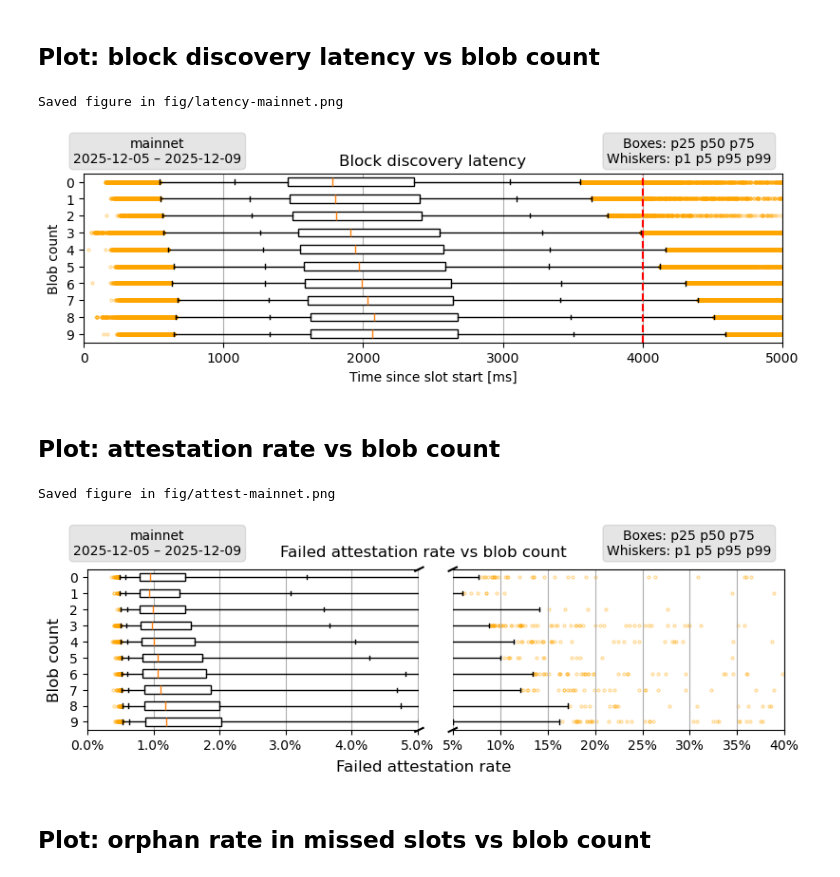
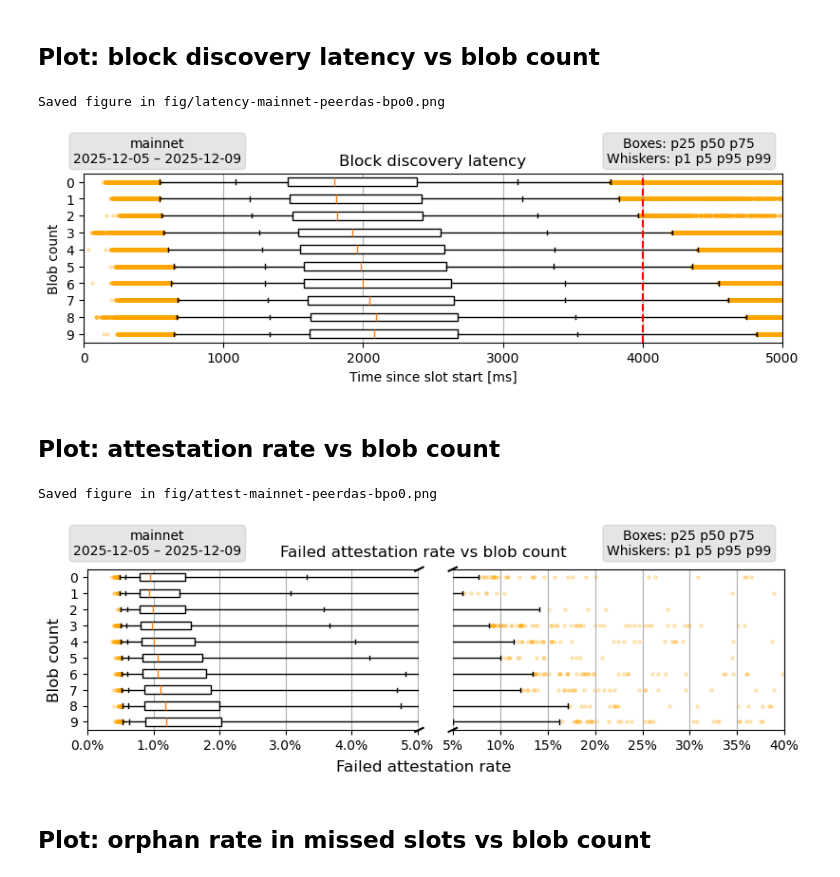
Before and after one commit to chainbound/blob-seeder-data, a Jupyter notebook: xatu_queries_plots.ipynb, the cells around one changed output. Drawn from its saved outputs; the diff is of its cells as text; code cells hidden in the pictures.

```diff
--- a/xatu_queries_plots.ipynb
+++ b/xatu_queries_plots.ipynb
@@ -158,10 +96,11 @@ def benchquery(client, query, iterations):
 # %% [markdown]
 ### Setup clickhouse connection
 # %%
+FILE_CREDENTIALS = '.ethpandas_xatu_credentials.env'
+
 # Connections and credentials for xatu clickhouses
 if not os.path.exists(FILE_CREDENTIALS) or os.getenv('XATU_PASSWORD') == 'TODO':
     print('Expected a file containing the credentials for ethpandasops Xatu in ' + FILE_CREDENTIALS)
-
 dotenv.load_dotenv(FILE_CREDENTIALS)
 
 # Different clickhouse domains for mainnet+testnets vs devnets
@@ -193,14 +132,10 @@ def printconnect(cfg):
     print('Connected to ' + cfg['host'])
     return client
 
-if DEVNET5:
-    client = printconnect(clickhouse_cfg['exp'])
-    NETWORK_FILTER = 'meta_network_name == \'fusaka-devnet-5\''
-else:
-    client = printconnect(clickhouse_cfg['default'])
-    client_cbt = printconnect(clickhouse_cfg['cbt'])
-    # Remove remnants of devnet3 data in the main database
-    NETWORK_FILTER = 'meta_network_name != \'fusaka-devnet-3\''
+client = None
+client_def = printconnect(clickhouse_cfg['default'])
+client_cbt = printconnect(clickhouse_cfg['cbt'])
+client_exp = printconnect(clickhouse_cfg['exp'])
 # %% [output]
 Connected to clickhouse.xatu.ethpandaops.io
 Connected to clickhouse-cbt.xatu.ethpandaops.io
@@ -631,27 +724,15 @@ Saved figure in fig/latency-all-networks.png
 # %% [markdown]
 ## Plot: block discovery latency vs blob count
 # %%
-# Filter early by network for speed
-network = 'mainnet'
-if DEVNET5:
-    network = 'fusaka-devnet-5'
+network = NETWORKS[0]
 
+# Merge the latencies and blobs dafaframes to make easier for plotting
 df_latencies = pd.read_parquet(FILE_LATENCIES)
 df_blobs = pd.read_parquet(FILE_BLOBS)
-
-df_latencies = df_latencies[ df_latencies['network'] == network ]
-df_blobs = df_blobs[ df_blobs['network'] == network ]
-
-# Merge the two dafaframes to make a link between blobs and block latency
-df = pd.merge(df_latencies, df_blobs, on=['network', 'slot'], how='left')
-
-# If the blob data for a block is NaN, it means there are no blob in that block
-df['blob_count'] = df['blob_count'].fillna(0).astype(np.uint32)
-df['total_blob_size'] = df['total_blob_size'].fillna(0).astype(np.uint32)
-#print(df)
-
+df = pd.merge(df_latencies, df_blobs, on=['network', 'slot', 'slot_start_date_time', 'block_root'], how='left')
 df_latencies = None
 df_blobs = None
+#print(df)
 
 # Rearrange the data for easy plotting
 data = {}
@@ -673,63 +754,52 @@ if blobs_max > 10:
     figsize = (8, 3.5)
 if blobs_max > 20:
     figsize = (8, 5)
-if DEVNET5:
+if blobs_max > 30:
     #figsize = (8,15)
     figsize = (8, 7)
     xlim = 8*1000
 
 fig, ax = plt.subplots(1, 1, constrained_layout=True, figsize=figsize)
 
 # Reverse order to have blob 0 at the top
 columns_order = list(range(blobs_min, blobs_max + 1))[::-1]
 boxplot(ax, [data[i] for i in columns_order], showDeadline=True)
 
 ax.set_xlim(0, xlim)
 
 ax.set_xlabel('Time since slot start [ms]')
 ax.set_ylabel('Blob count')
 ax.set_yticklabels(columns_order)
 ax.set_title('Block discovery latency')
 
 # Add the parameters' boxes next to the title
 ytext = {
     'mainnet': 0.995,
     'hoodi': 0.995,
     'sepolia': 0.995,
     'fusaka-devnet-5': 0.997
 }
 addParametersBox(ytext[network])
 addExplainerBox(ytext[network])
 
-saveFig(f"latency-{network}")
+saveFig(f"latency-{FILE_SUFFIX}")
 plt.show()
 data = None
 # %% [output]
-Saved figure in fig/latency-mainnet.png
+Saved figure in fig/latency-mainnet-peerdas-bpo0.png
-[figure, old version]
+[figure, new version]
 # %% [markdown]
 ## Plot: attestation rate vs blob count
 # %%
-# Filter early by network for speed
-network = 'mainnet'
-if DEVNET5:
-    network = 'fusaka-devnet-5'
+network = NETWORKS[0]
 
+# Merge attestations and blobs dataframes
 df_att = pd.read_parquet(FILE_ATTESTATIONS)
 df_blobs = pd.read_parquet(FILE_BLOBS)
-
-df_att = df_att[ df_att['network'] == network ]
-df_blobs = df_blobs[ df_blobs['network'] == network ]
-
-# Merge the two dafaframes to make a link between blobs and attestations
-df = pd.merge(df_att, df_blobs, on=['network', 'slot'], how='left')
-
-# If the blob data for a block is NaN, it means there are no blob in that block
-df['blob_count'] = df['blob_count'].fillna(0).astype(np.uint32)
-df['total_blob_size'] = df['total_blob_size'].fillna(0).astype(np.uint32)
-
+df = pd.merge(df_blobs, df_att, on=['network', 'slot', 'slot_start_date_time', 'block_root'], how='left')
 df_att = None
 df_blobs = None
+#print(df)
 
 # Rearrange the data for easy plotting
 data = {}
@@ -787,7 +857,7 @@ if blobs_max > 10:
     figsize = (8, 3.5)
 if blobs_max > 20:
     figsize = (8, 5)
-if DEVNET5:
+if blobs_max > 30:
     #figsize = (8,15)
     figsize = (8, 7)
 
@@ -797,11 +867,13 @@ if network == 'mainnet':
     fig, ax = attestSplitPlot(figsize=figsize)
     ytext = 0.99
 
-    #ax[0].set_xlim(0, 0.0102)
-    #ax[1].set_xlim(0.0098, 0.4)
-    #ax[1].set_xticks([0.01, 0.1, 0.2, 0.3, 0.4])
-    ax[0].set_xlim(0, 0.0502)
-    ax[1].set_xlim(0.0498, 0.4)
+    if SCENARIO == 1:
+        ax[0].set_xlim(0, 0.0102)
+        ax[1].set_xlim(0.0098, 0.4)
+        ax[1].set_xticks([0.01, 0.1, 0.2, 0.3, 0.4])
+    elif SCENARIO == 2 or SCENARIO == 3:
+        ax[0].set_xlim(0, 0.0502)
+        ax[1].set_xlim(0.0498, 0.4)
     ax[0].xaxis.set_major_formatter(ticker.FuncFormatter(lambda x, pos: "%.1f%%" % (x*100)))
     ax[1].xaxis.set_major_formatter(ticker.FuncFormatter(lambda x, pos: "%.0f%%" % (x*100)))
 
@@ -834,11 +906,11 @@ fig.suptitle('Failed attestation rate vs blob count')
 addParametersBox(ytext)
 addExplainerBox(ytext)
 
-saveFig(f"attest-{network}")
+saveFig(f"attest-{FILE_SUFFIX}")
 plt.show()
 data = None
 # %% [output]
-Saved figure in fig/attest-mainnet.png
+Saved figure in fig/attest-mainnet-peerdas-bpo0.png
 [figure]
 # %% [markdown]
 ## Plot: orphan rate in missed slots vs blob count
```
Also changed, not shown: parts of 14 cells of this notebook.
